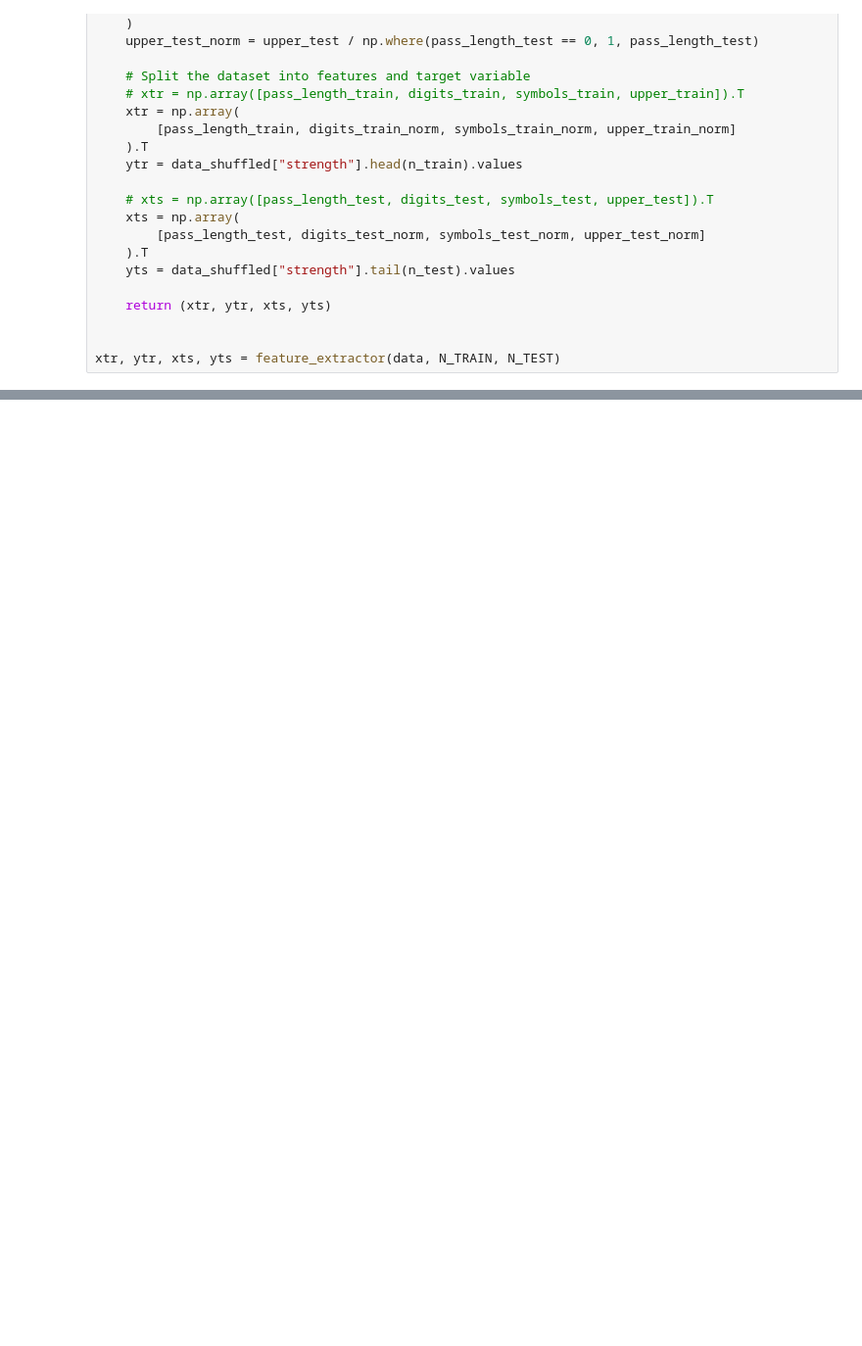
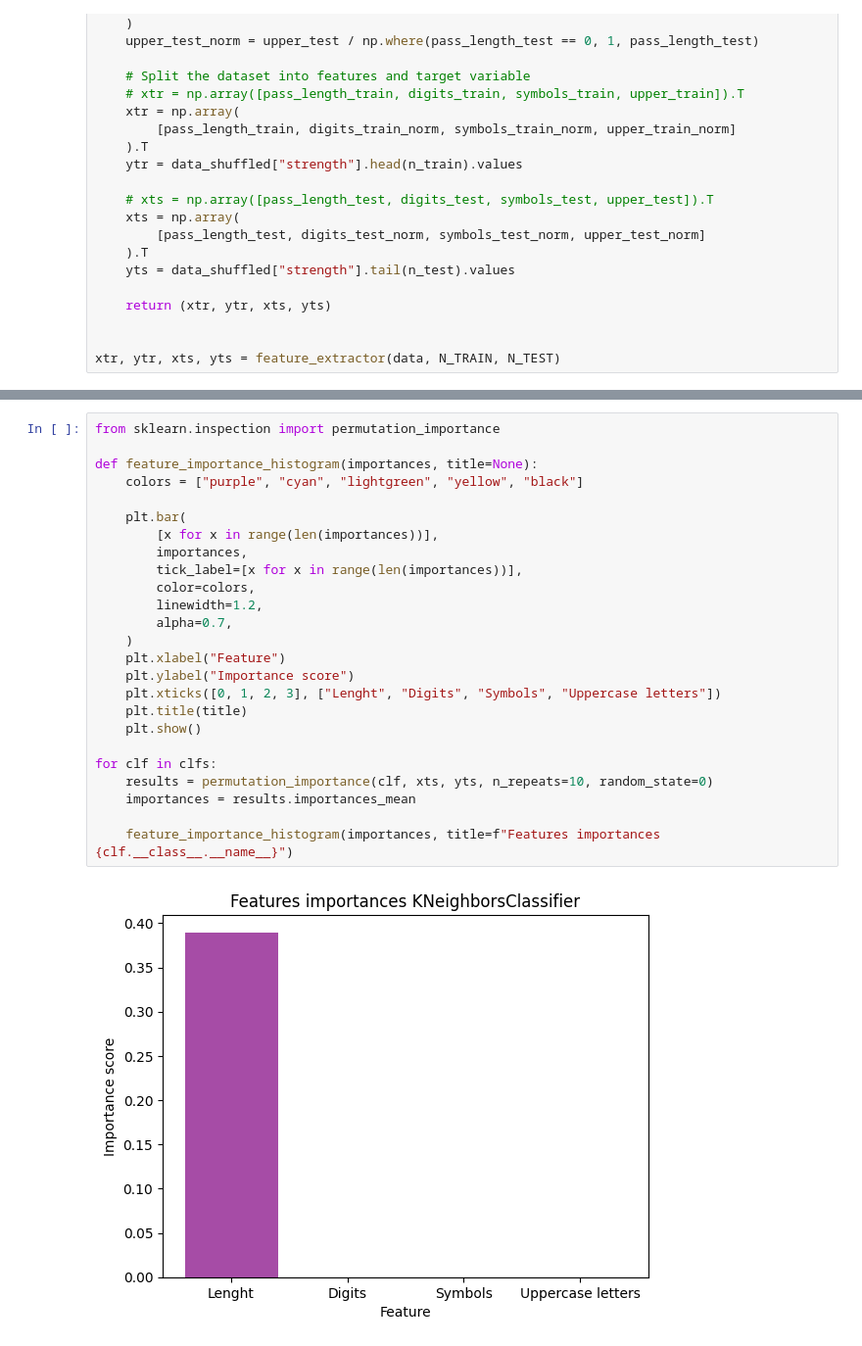
Before and after one commit to giopresenti98/ML-Project, a Jupyter notebook: project.ipynb, the cells around one changed output, grey strips where cells are left out. Shown at 98% size. Drawn from its saved outputs; the diff is of its cells as text; blank space fills up the shorter version.

```diff
--- a/project.ipynb
+++ b/project.ipynb
@@ -247,0 +229,27 @@ Accuracy score:  0.9616
+# %%
+from sklearn.inspection import permutation_importance
+
+def feature_importance_histogram(importances, title=None):
+    colors = ["purple", "cyan", "lightgreen", "yellow", "black"]
+
+    plt.bar(
+        [x for x in range(len(importances))],
+        importances,
+        tick_label=[x for x in range(len(importances))],
+        color=colors,
+        linewidth=1.2,
+        alpha=0.7,
+    )
+    plt.xlabel("Feature")
+    plt.ylabel("Importance score")
+    plt.xticks([0, 1, 2, 3], ["Lenght", "Digits", "Symbols", "Uppercase letters"])
+    plt.title(title)
+    plt.show()
+
+for clf in clfs:
+    results = permutation_importance(clf, xts, yts, n_repeats=10, random_state=0)
+    importances = results.importances_mean
+
+    feature_importance_histogram(importances, title=f"Features importances {clf.__class__.__name__}")
+# %% [output]
+[figure, added]
```
Also changed, not shown: parts of 5 cells of this notebook.
